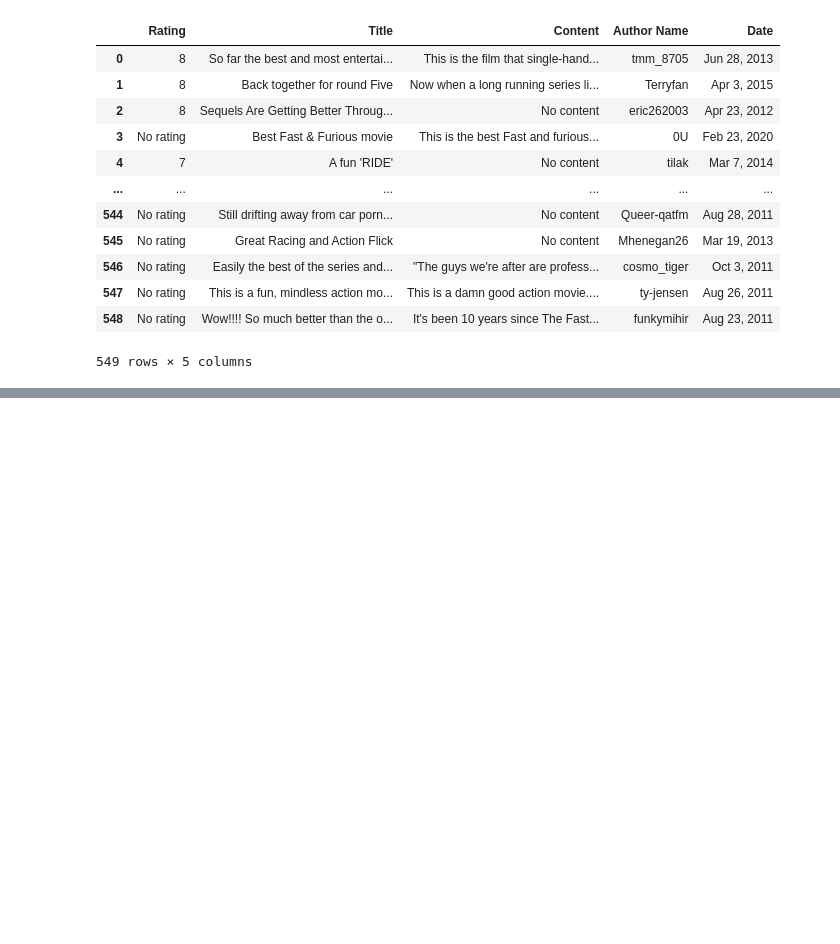
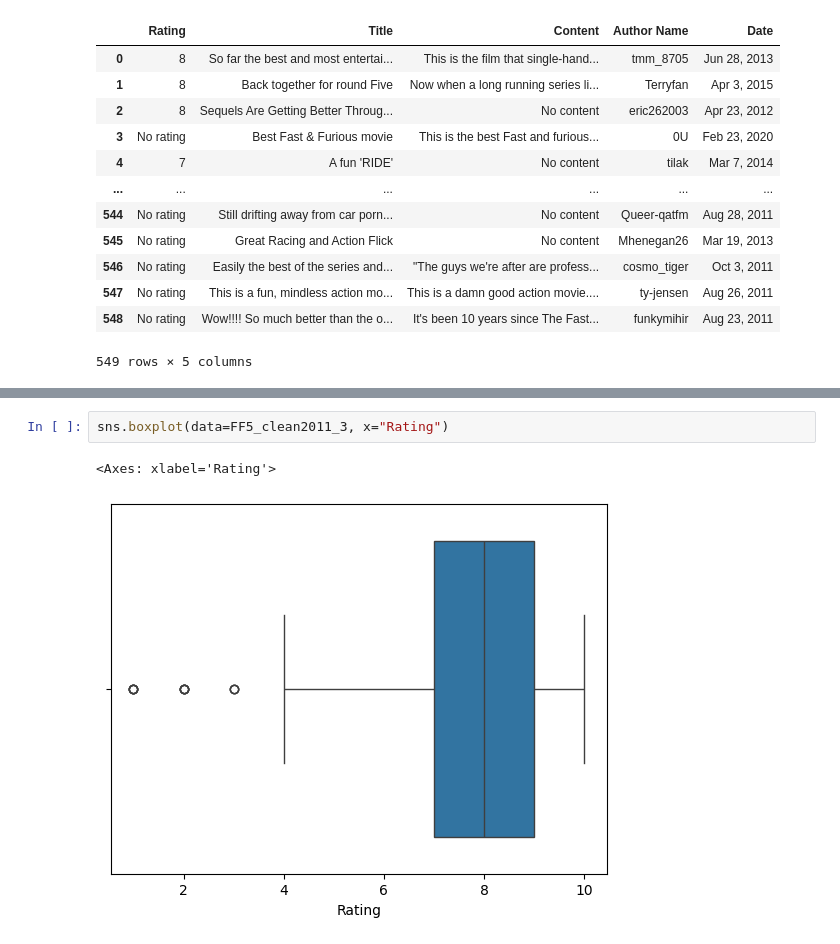
Before and after one commit to pwy7fv/DS-4002-Group-Projects, a Jupyter notebook: Scripts/FF5_clean.ipynb, the cells around one changed output, grey strips where cells are left out. Drawn from its saved outputs; the diff is of its cells as text; blank space fills up the shorter version.

```diff
--- a/Scripts/FF5_clean.ipynb
+++ b/Scripts/FF5_clean.ipynb
@@ -234,0 +270,5 @@ FF5_clean_dec2
+# %%
+sns.boxplot(data=FF5_clean2011_3, x="Rating")
+# %% [output]
+<Axes: xlabel='Rating'>
+[figure, added]
```
Also changed, not shown: parts of 19 cells of this notebook.
